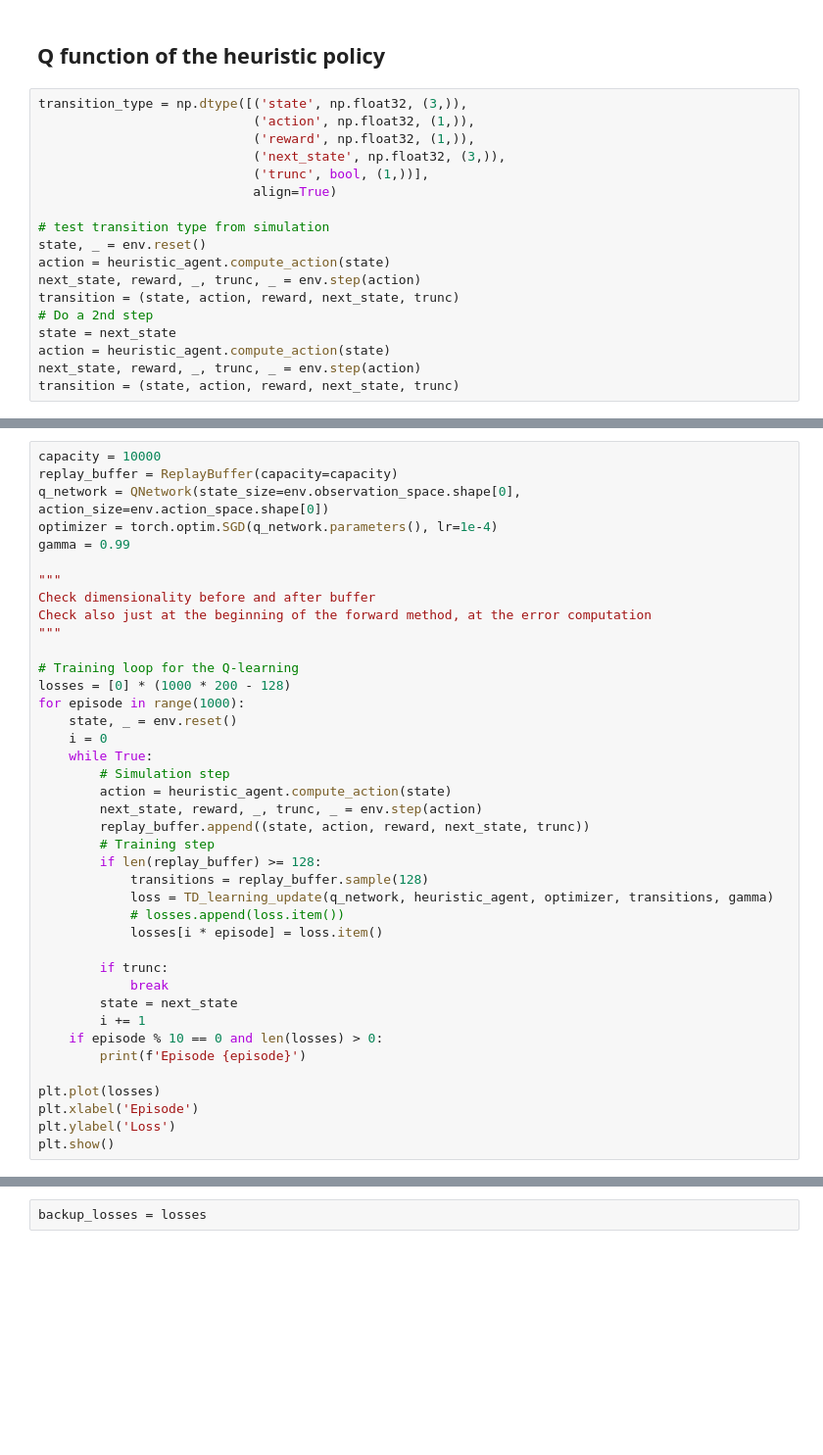
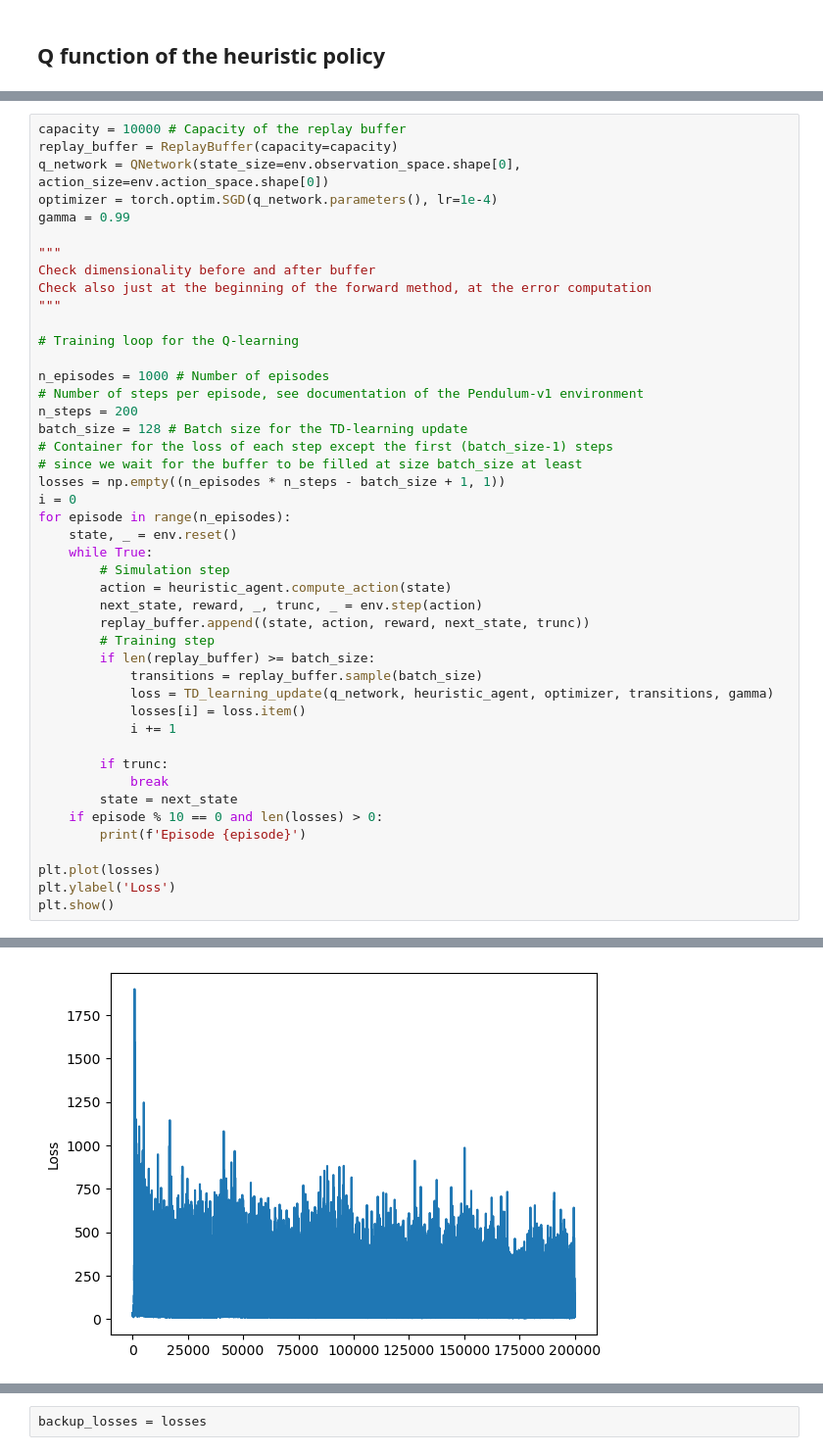
Before and after one commit to antmaier/DDPG-Inverted-Pendulum, a Jupyter notebook: Code_DDPG_Maier_Maier.ipynb, the cells around one changed output, grey strips where cells are left out. Shown at 98% size. Cells and saved outputs as stored; diff of their text form; blank space fills up the shorter version.

```diff
--- a/Code_DDPG_Maier_Maier.ipynb
+++ b/Code_DDPG_Maier_Maier.ipynb
@@ -102,24 +110,6 @@ frames = [Image.fromarray(frame) for frame in frames]
 frames[0].save("heuristic_agent.gif", save_all=True, append_images=frames[1:], duration=50, loop=0)
 # %% [markdown]
 ## Q function of the heuristic policy
-# %%
-transition_type = np.dtype([('state', np.float32, (3,)),
-                            ('action', np.float32, (1,)),
-                            ('reward', np.float32, (1,)),
-                            ('next_state', np.float32, (3,)),
-                            ('trunc', bool, (1,))],
-                            align=True)
-
-# test transition type from simulation
-state, _ = env.reset()
-action = heuristic_agent.compute_action(state)
-next_state, reward, _, trunc, _ = env.step(action)
-transition = (state, action, reward, next_state, trunc)
-# Do a 2nd step
-state = next_state
-action = heuristic_agent.compute_action(state)
-next_state, reward, _, trunc, _ = env.step(action)
-transition = (state, action, reward, next_state, trunc)
 # %%
 class ReplayBuffer:
     def __init__(self, capacity: int) -> None:
@@ -300,5 +247,5 @@ def TD_learning_update(q_network, agent, optimizer, transitions, gamma):
 # %%
-capacity = 10000
+capacity = 10000 # Capacity of the replay buffer
 replay_buffer = ReplayBuffer(capacity=capacity)
 q_network = QNetwork(state_size=env.observation_space.shape[0], action_size=env.action_space.shape[0])
 optimizer = torch.optim.SGD(q_network.parameters(), lr=1e-4)
@@ -310,30 +257,36 @@ Check also just at the beginning of the forward method, at the error computation
 """
 
 # Training loop for the Q-learning
-losses = [0] * (1000 * 200 - 128)
-for episode in range(1000):
+
+n_episodes = 1000 # Number of episodes
+# Number of steps per episode, see documentation of the Pendulum-v1 environment
+n_steps = 200
+batch_size = 128 # Batch size for the TD-learning update
+# Container for the loss of each step except the first (batch_size-1) steps
+# since we wait for the buffer to be filled at size batch_size at least
+losses = np.empty((n_episodes * n_steps - batch_size + 1, 1))
+i = 0
+for episode in range(n_episodes):
     state, _ = env.reset()
-    i = 0
     while True:
         # Simulation step
         action = heuristic_agent.compute_action(state)
         next_state, reward, _, trunc, _ = env.step(action)
         replay_buffer.append((state, action, reward, next_state, trunc))
         # Training step
-        if len(replay_buffer) >= 128:
-            transitions = replay_buffer.sample(128)
+        if len(replay_buffer) >= batch_size:
+            transitions = replay_buffer.sample(batch_size)
             loss = TD_learning_update(q_network, heuristic_agent, optimizer, transitions, gamma)
-            # losses.append(loss.item())
-            losses[i * episode] = loss.item()
+            losses[i] = loss.item()
+            i += 1
 
         if trunc:
             break
         state = next_state
-        i += 1
     if episode % 10 == 0 and len(losses) > 0:
         print(f'Episode {episode}')
 
 plt.plot(losses)
-plt.xlabel('Episode')
 plt.ylabel('Loss')
 plt.show()
+# %% [output]
@@ -340,3 +310,4 @@ plt.show()
+[figure, added]
 # %%
 #plot mean losses over windows of size 2000
 #plt.plot([np.mean(losses[i:i+2000]) for i in range(len(losses))])
```
Also changed, not shown: parts of 8 cells of this notebook.
